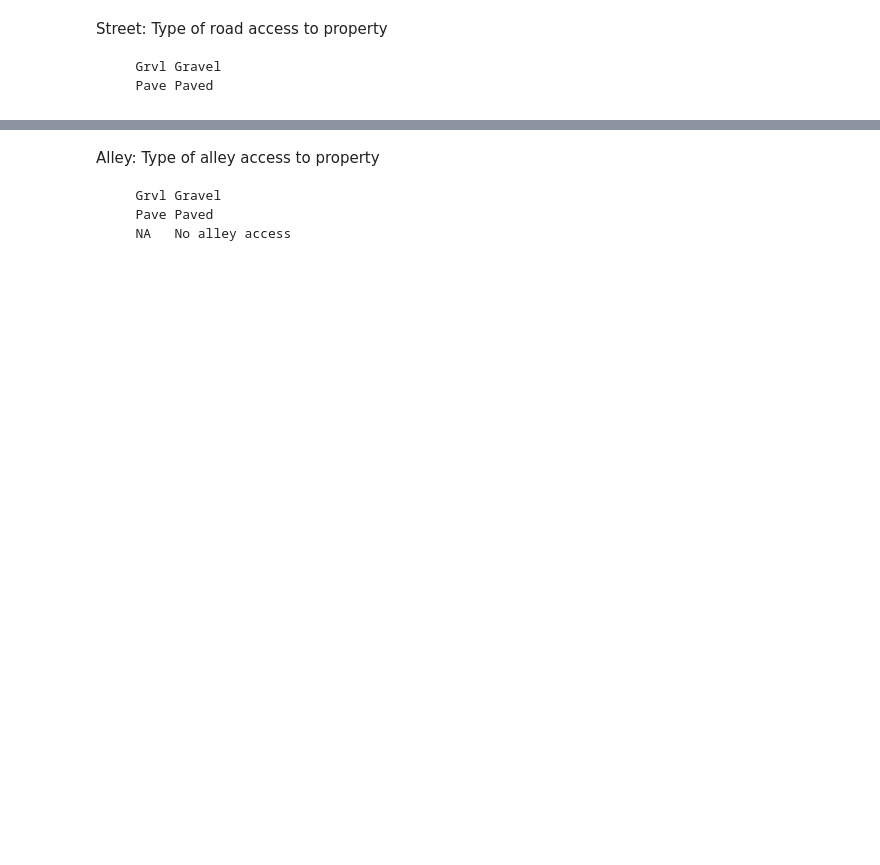
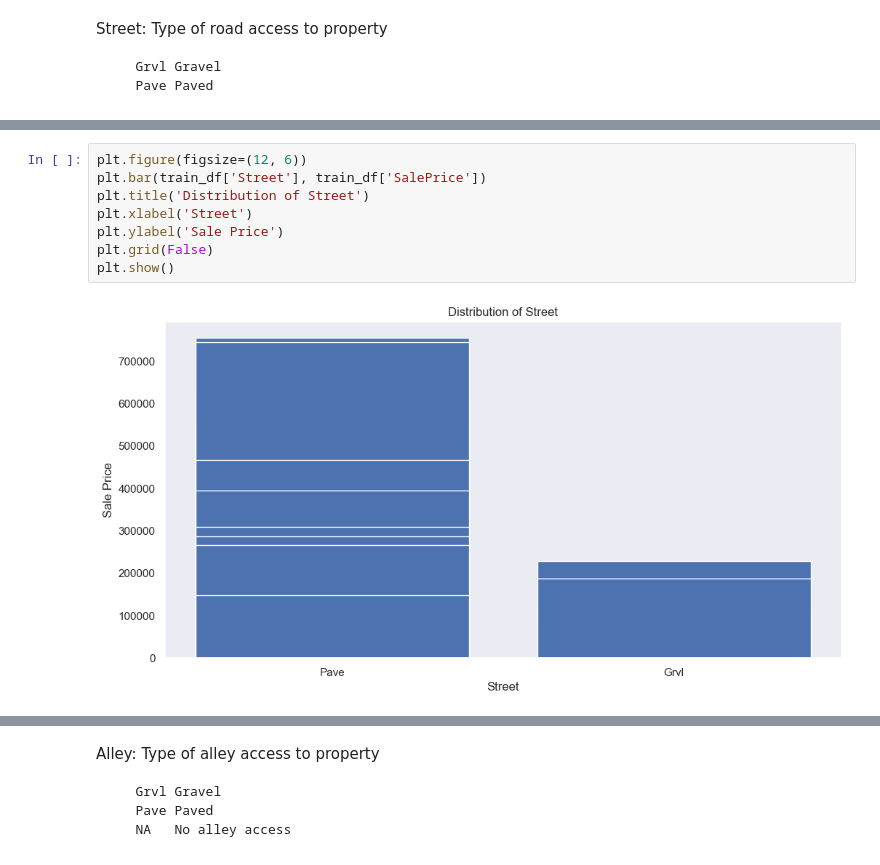
Before and after one commit to jenasandeep/Recreating-99-core_ML_Projects, a Jupyter notebook: 1-House Price Prediction/notebooks/1-initial-eda.ipynb, the cells around one changed output, grey strips where cells are left out. Drawn from its saved outputs; the diff is of its cells as text; blank space fills up the shorter version.

```diff
--- a/1-House Price Prediction/notebooks/1-initial-eda.ipynb
+++ b/1-House Price Prediction/notebooks/1-initial-eda.ipynb
@@ -690,0 +841,10 @@ Street: Type of road access to property
+# %%
+plt.figure(figsize=(12, 6))
+plt.bar(train_df['Street'], train_df['SalePrice'])
+plt.title('Distribution of Street')
+plt.xlabel('Street')
+plt.ylabel('Sale Price')
+plt.grid(False)
+plt.show()
+# %% [output]
+[figure, added]
```
Also changed, not shown: parts of 87 cells of this notebook, 1 other file.
